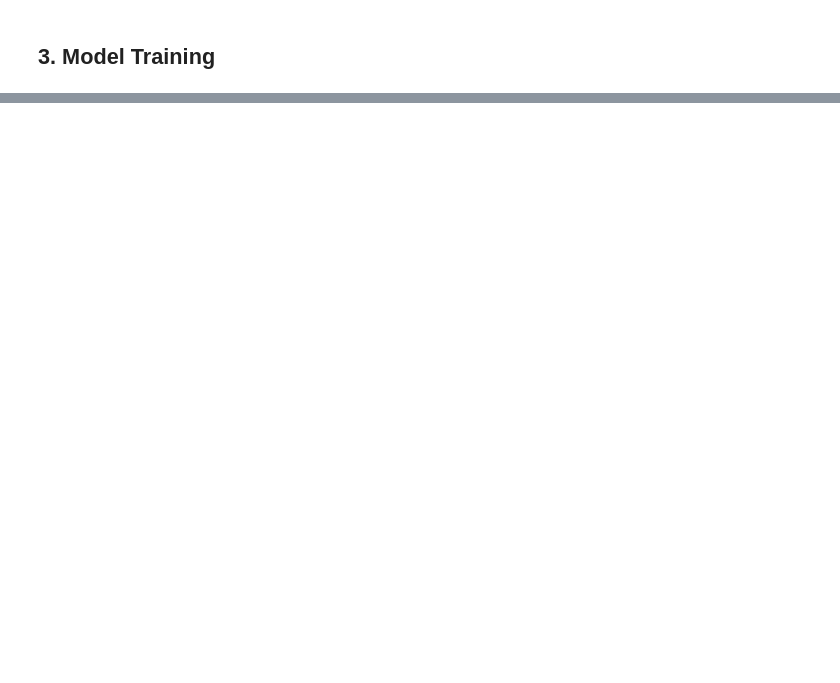
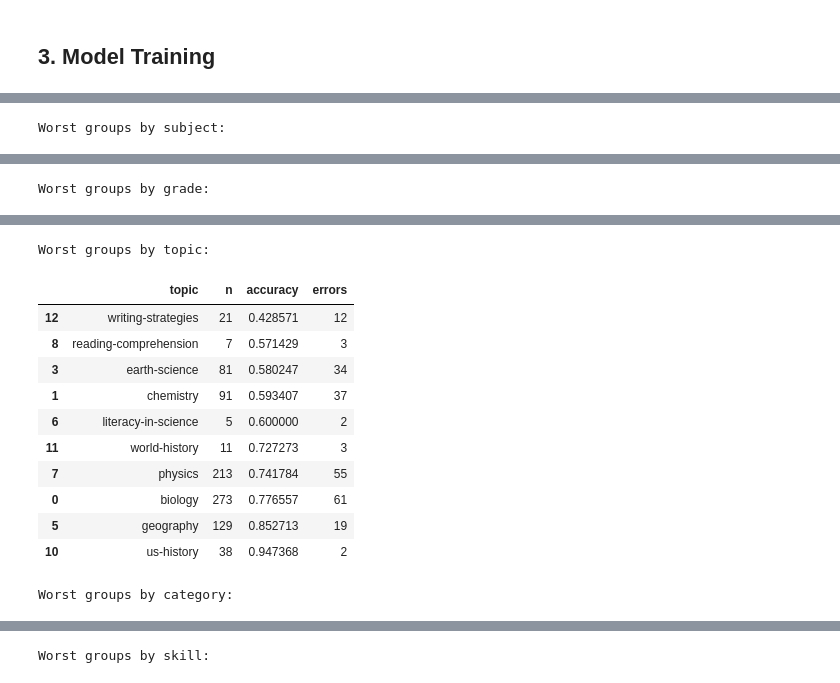
Before and after one commit to Jerry21207467/smolvlm-vision-challenge, a Jupyter notebook: smolvlm-vision-challenge.ipynb, the cells around one changed output, grey strips where cells are left out. Drawn from its saved outputs; the diff is of its cells as text; code cells hidden in the pictures; blank space fills up the shorter version.

```diff
--- a/smolvlm-vision-challenge.ipynb
+++ b/smolvlm-vision-challenge.ipynb
@@ -478,0 +632,64 @@ print(val_result_df["pred"].value_counts().sort_index())
+# %%
+# 验证集误差分析
+
+analysis_df = val_result_df.copy()
+
+
+def summarize_accuracy_by(df, column, min_count=1):
+    summary = (
+        df.groupby(column, dropna=False)
+        .agg(
+            n=("correct", "size"),
+            accuracy=("correct", "mean"),
+            errors=("correct", lambda x: int((1 - x).sum())),
+        )
+        .reset_index()
+    )
+    summary = summary[summary["n"] >= min_count]
+    return summary.sort_values(["accuracy", "n"], ascending=[True, False])
+
+
+print("Overall accuracy:", f"{analysis_df['correct'].mean():.4f}")
+
+print("\nAccuracy by number of choices:")
+display(summarize_accuracy_by(analysis_df, "num_choices"))
+
+for col in ["subject", "grade", "topic", "category", "skill"]:
+    if col in analysis_df.columns:
+        print(f"\nWorst groups by {col}:")
+        display(summarize_accuracy_by(analysis_df, col, min_count=5).head(10))
+
+print("\nPrediction vs ground truth distribution:")
+distribution_df = pd.DataFrame({
+    "pred_count": analysis_df["pred_letter"].value_counts().sort_index(),
+    "gt_count": analysis_df["gt_letter"].value_counts().sort_index(),
+}).fillna(0).astype(int)
+display(distribution_df)
+
+print("\nConfusion matrix:")
+display(pd.crosstab(
+    analysis_df["gt_letter"],
+    analysis_df["pred_letter"],
+    rownames=["ground_truth"],
+    colnames=["prediction"],
+))
+
+print("\nHigh-confidence mistakes (small margin means the model was unsure):")
+wrong_examples = (
+    analysis_df[analysis_df["correct"] == 0]
+    .sort_values("score_margin", ascending=False)
+    .head(20)
+)
+display(wrong_examples[[
+    "id",
+    "gt_letter",
+    "pred_letter",
+    "score_margin",
+    "num_choices",
+    "subject",
+    "topic",
+    "category",
+    "skill",
+    "question",
+]])
+# %% [output]
@@ -478,0 +704 @@ print(val_result_df["pred"].value_counts().sort_index())
+Worst groups by subject:
@@ -478,0 +709 @@ print(val_result_df["pred"].value_counts().sort_index())
+Worst groups by grade:
@@ -478,0 +719,13 @@ print(val_result_df["pred"].value_counts().sort_index())
+Worst groups by topic:
+|  | topic | n | accuracy | errors |
+| 12 | writing-strategies | 21 | 0.428571 | 12 |
+| 8 | reading-comprehension | 7 | 0.571429 | 3 |
+| 3 | earth-science | 81 | 0.580247 | 34 |
+| 1 | chemistry | 91 | 0.593407 | 37 |
+| 6 | literacy-in-science | 5 | 0.600000 | 2 |
+| 11 | world-history | 11 | 0.727273 | 3 |
+| 7 | physics | 213 | 0.741784 | 55 |
+| 0 | biology | 273 | 0.776557 | 61 |
+| 5 | geography | 129 | 0.852713 | 19 |
+| 10 | us-history | 38 | 0.947368 | 2 |
+Worst groups by category:
@@ -478,0 +743 @@ print(val_result_df["pred"].value_counts().sort_index())
+Worst groups by skill:
```
Also changed, not shown: parts of 20 cells of this notebook.
